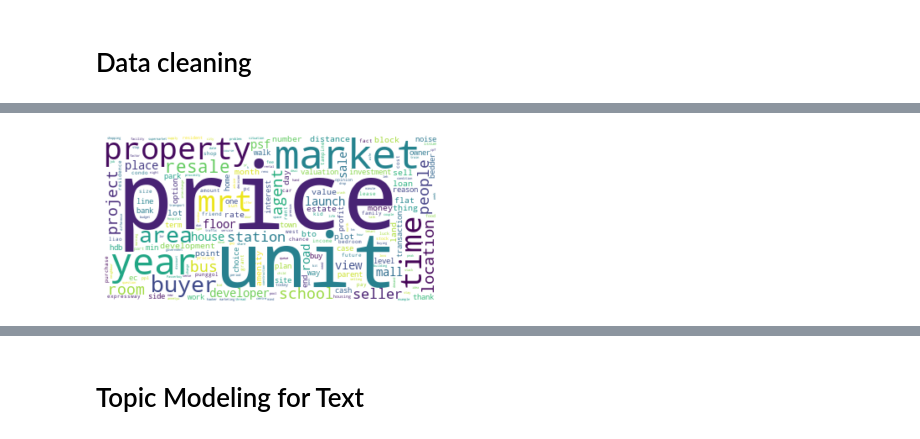
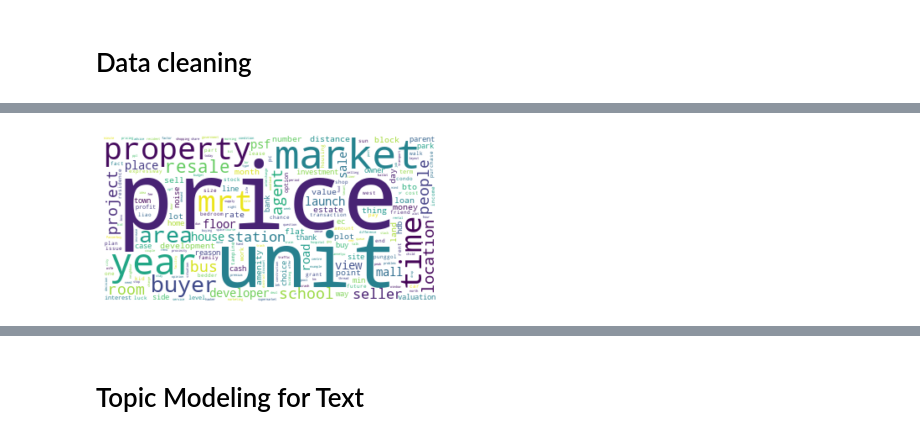
Before and after one commit to Shawntwj/HDB_price_prediction, a Jupyter notebook: Hardwarezone Sentiment and Topic/4. Topic modelling/unigram/LDA topic modelling (before covid).ipynb, the cells around one changed output, grey strips where cells are left out. Cells and saved outputs as stored; diff of their text form; code cells hidden in the pictures.

```diff
--- a/Hardwarezone Sentiment and Topic/4. Topic modelling/unigram/LDA topic modelling (before covid).ipynb
+++ b/Hardwarezone Sentiment and Topic/4. Topic modelling/unigram/LDA topic modelling (before covid).ipynb
@@ -24,20 +43,0 @@ warnings.filterwarnings('ignore')
-# %%
-import pandas as pd
-import numpy as np
-import re
-
-# NLTK
-import nltk
-nltk.download('stopwords')
-from nltk.corpus import stopwords
-from nltk.tokenize import word_tokenize
-from nltk.corpus import wordnet as wn
-
-# spacy for lemmatization
-import spacy
-import scipy.sparse
-from spacy.lang.en import English
-nlp = spacy.load("en_core_web_sm")
-
-import warnings
-warnings.filterwarnings('ignore')
@@ -49,19 +45,9 @@ warnings.filterwarnings('ignore')
 #!pip install https://github.com/explosion/spacy-models/releases/download/en_core_web_sm-3.0.0/en_core_web_sm-3.0.0.tar.gz
 #!pip install pyLDAvis
 # %%
-df = pd.read_csv('beforecovid.csv')
-df.head() #Filter by dates and then keep text?
-
-df = df[["Date","text"]]
+df = pd.read_csv('../beforecovid.csv')
 
 df["Year"] = df["Date"].str.split("-").str[2]
-
-
-
-# drop
-# groupby year
-# LDA
-# bert
 # %%
 df["Year"].value_counts()
 # %% [output]
@@ -87,7 +74,7 @@ df_assigned['clean_text']  = df_assigned['clean_text'].apply(lambda x: x.lower()
 df_assigned['clean_text']  = [word_tokenize(row) for row in df_assigned['text']]
 # remove stopwords
 stop_words = stopwords.words('english')
-new_stop_words = ['u','m','lol','condo','said','also',"click","expand","http","www","com","https",'from', 'subject', 're', 'edu', 'use']
+new_stop_words = ['u','m','lol','condo','said','also',"click","expand","http","www","com","https",'from', 'subject', 're', 'edu', 'use',"lah","haha","#","%"]
 stop_words.extend(new_stop_words)
 def remove_stopwords(text):
     return [w for w in text if w not in stop_words]
@@ -112,19 +109,19 @@ for word_list in df_assigned['clean_text'].values:
 # %%
 new_stop_words = stopwords.words('english')
 # new_stop_words += ['recipe','time', 'dish']
 
 # Create a WordCloud object
 wordcloud = WordCloud(background_color="white", max_words=1000, contour_width=3, stopwords = new_stop_words,
                       contour_color='steelblue', collocations = False,  random_state=1)
 
 # Generate a word cloud
 wordcloud.generate(description_str)
 
 # Visualize the word cloud
-# wordcloud.to_file("wordcloud_before_covid.png")
+wordcloud.to_file("unigram_wordcloud_after.png")
 
 plt.imshow(wordcloud, interpolation='bilinear')
 plt.axis("off")
 plt.show()
 # %% [output]
-[figure, old version]
+[figure, new version]
```
Also changed, not shown: parts of 18 cells of this notebook, 3 other files.
